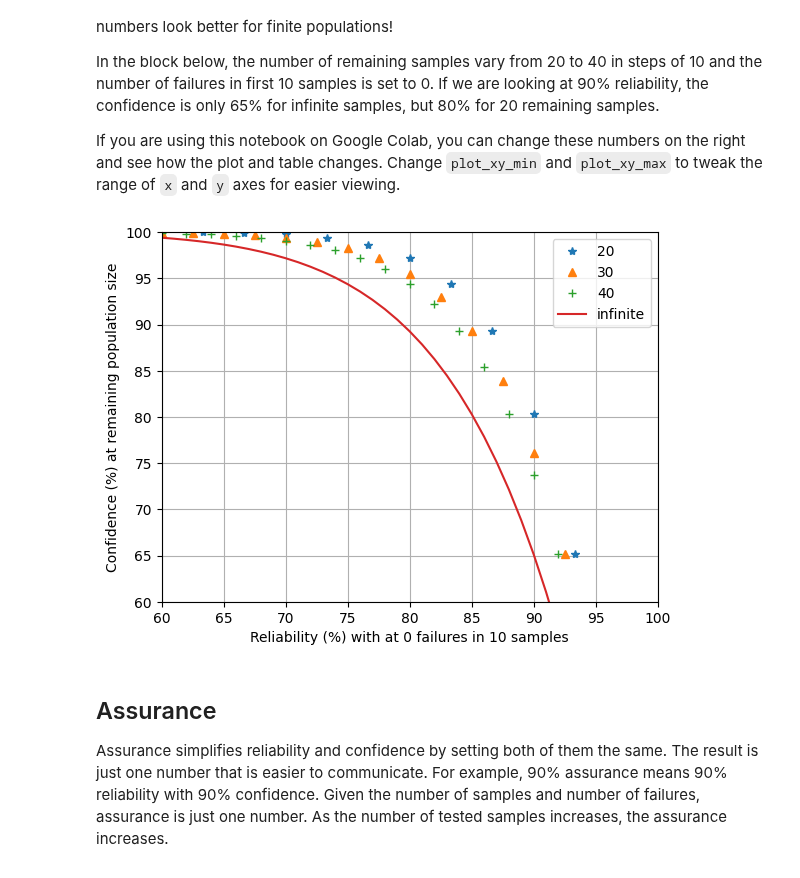
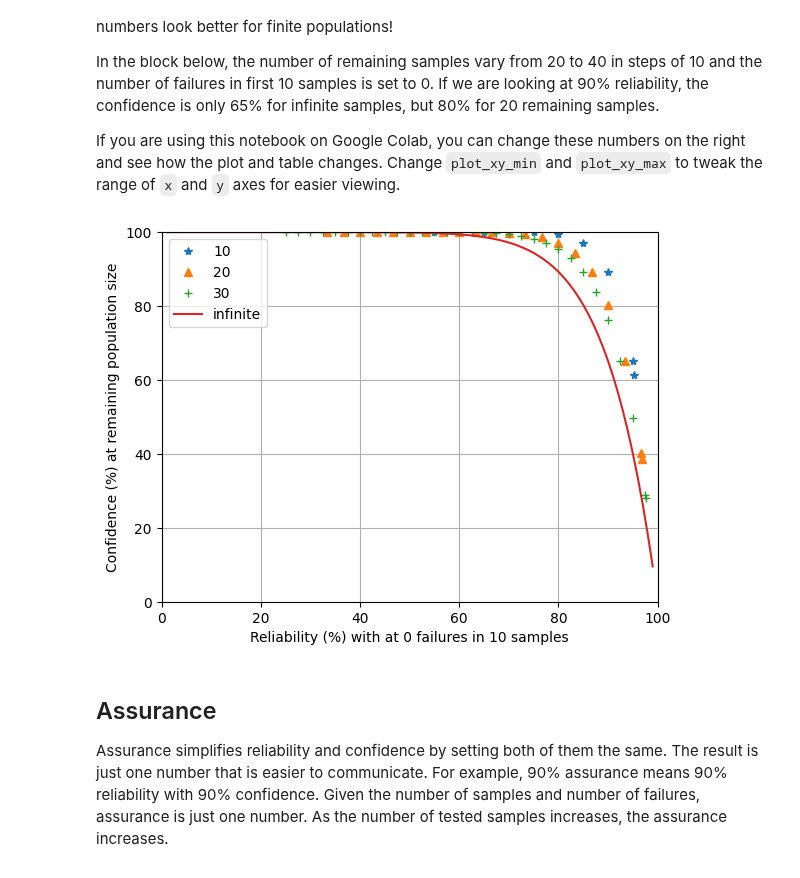
Before and after one commit to sanjaymjoshi/relistats_notebook, a Jupyter notebook: relistats_binomial_finite.ipynb, the cells around one changed output. Cells and saved outputs as stored; diff of their text form; code cells hidden in the pictures.

Commit message:
plots for paper

```diff
--- a/relistats_binomial_finite.ipynb
+++ b/relistats_binomial_finite.ipynb
@@ -68,11 +68,11 @@ and see how the plot changes. Change `plot_xy_min` and `plot_xy_max` to tweak th
 #@title Reliability computations { vertical-output: true }
 n = 10 #@param {type:"integer"}
 f = 0 #@param {type:"integer"}
-m_start = 20 #@param {type:"integer"}
-m_end = 40 #@param {type:"integer"}
+m_start = 10 #@param {type:"integer"}
+m_end = 30 #@param {type:"integer"}
 m_step = 10 #@param {type:"integer"}
 
-c_start = 60 #@param {type:"integer"}
+c_start = 1 #@param {type:"integer"}
 c_end = 99 #@param {type:"integer"}
 c_step = 1 #@param {type:"integer"}
 
@@ -128,41 +128,39 @@ to tweak the range of `x` and `y` axes for easier viewing.
 #@title Confidence computations { vertical-output: true }
 n = 10 #@param {type:"integer"}
 f = 0 #@param {type:"integer"}
-m_start = 20 #@param {type:"integer"}
-m_end = 40 #@param {type:"integer"}
+m_start = 10 #@param {type:"integer"}
+m_end = 30 #@param {type:"integer"}
 m_step = 10 #@param {type:"integer"}
 
-plot_xy_min = 60 #@param {type:"integer"}
+plot_xy_min = 0 #@param {type:"integer"}
 plot_xy_max = 100 #@param {type:"integer"}
 
 all_m = list(range(m_start, m_end+m_step, m_step))
-
 for m in all_m:
   rr = []
   cc = []
   for d in range(m+1):
     c, r2 = conf_fin(n, f, m, d)
     cc.append(c*100)
     rr.append(r2*100)
   plot_label = m if m is not None else "infinite"
   plt.plot(rr, cc, next(marker), label=plot_label)
 
 # Infinite samples
-r_step = 1
-all_r = range(int(min_r*100), int(max_r*100)+r_step, r_step)
+all_r = range(1, 100)
 cc_inf = [confidence(n,f,r/100)*100 for r in all_r]
 plt.plot(all_r, cc_inf, label="infinite")
 
 plt.xlim(plot_xy_min, plot_xy_max)
 plt.ylim(plot_xy_min, plot_xy_max)
 
 plt.ylabel('Confidence (%) at remaining population size')
 plt.xlabel(f'Reliability (%) with at {f} failures in {n} samples')
 plt.legend()
 plt.grid()
 plt.show()
 # %% [output]
-[figure, old version]
+[figure, new version]
 # %% [markdown]
 ## Assurance
 
```
Also changed, not shown: parts of 2 cells of this notebook.
